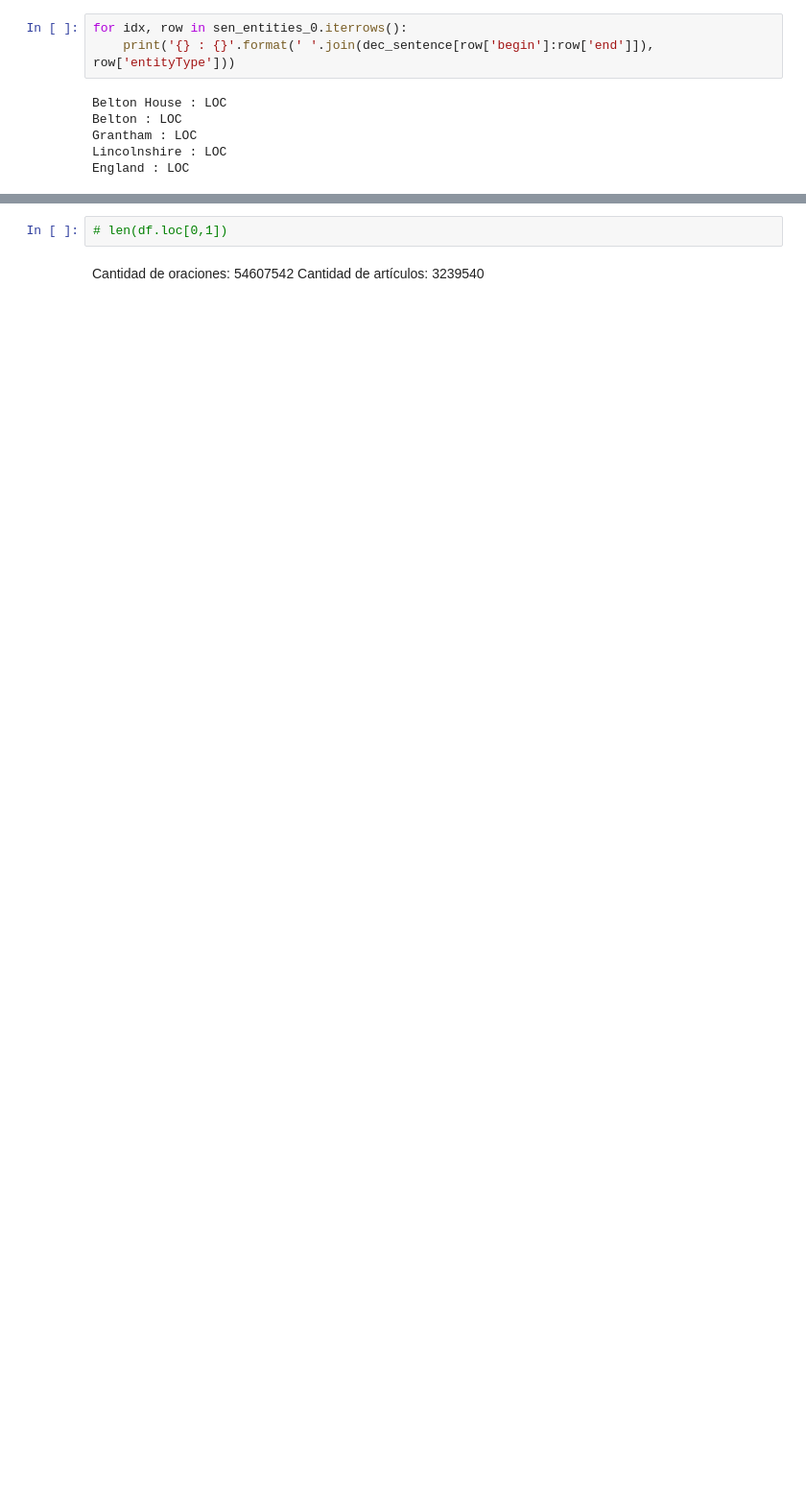
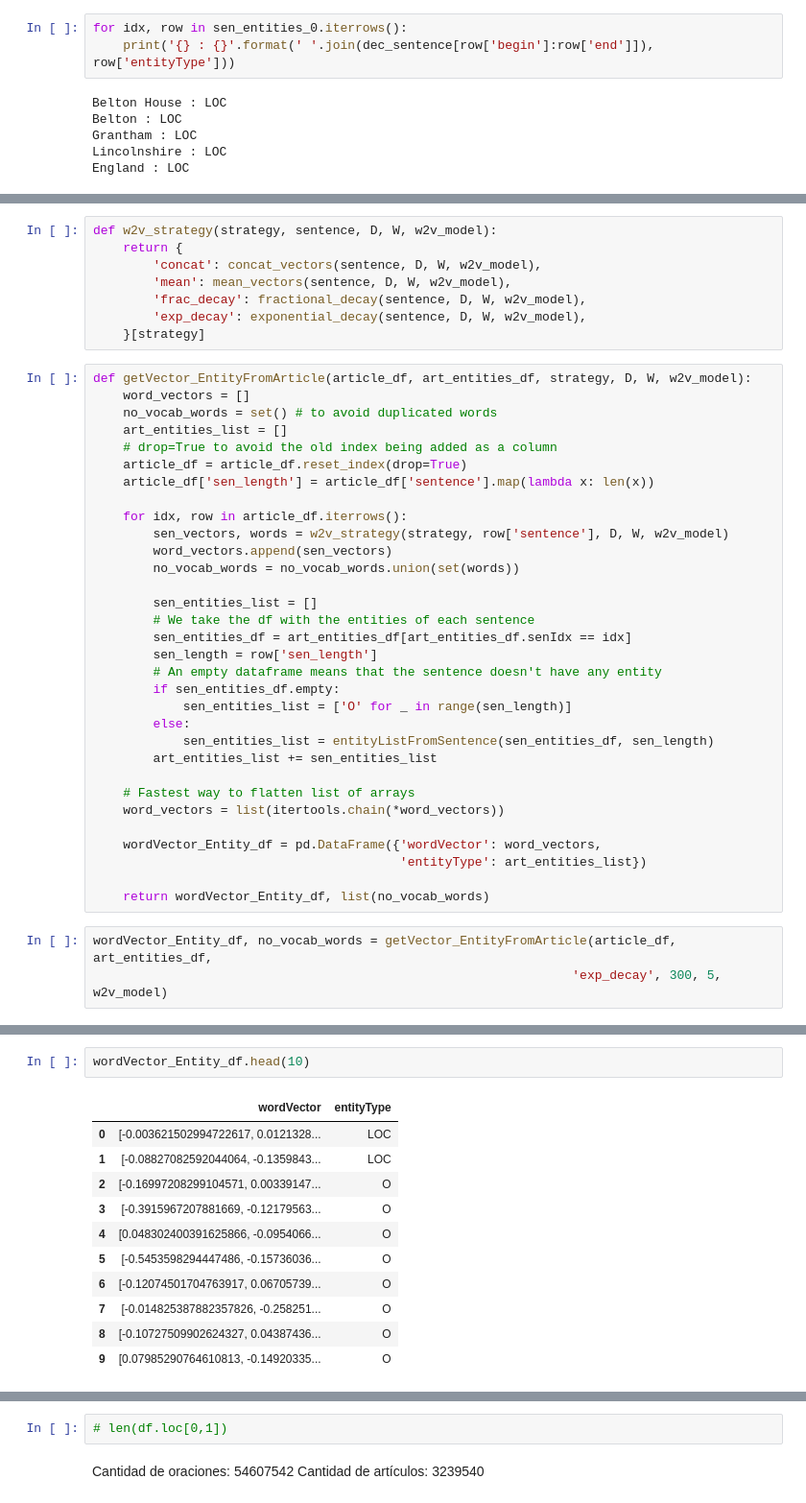
Before and after one commit to emikokic/thesis, a Jupyter notebook: analysis_preprocesing.ipynb, the cells around one changed output, grey strips where cells are left out. Shown: that part at 96% size. Saved outputs shown, nothing was run; the diff lists cells and outputs as text; blank space fills up the shorter version.

```diff
--- a/analysis_preprocesing.ipynb
+++ b/analysis_preprocesing.ipynb
@@ -420 +357,44 @@ True
+# %%
+def w2v_strategy(strategy, sentence, D, W, w2v_model):
+    return {
+        'concat': concat_vectors(sentence, D, W, w2v_model),
+        'mean': mean_vectors(sentence, D, W, w2v_model),
+        'frac_decay': fractional_decay(sentence, D, W, w2v_model),
+        'exp_decay': exponential_decay(sentence, D, W, w2v_model),
+    }[strategy]
+# %%
+def getVector_EntityFromArticle(article_df, art_entities_df, strategy, D, W, w2v_model):
+    word_vectors = []
+    no_vocab_words = set() # to avoid duplicated words
+    art_entities_list = []
+    # drop=True to avoid the old index being added as a column
+    article_df = article_df.reset_index(drop=True)
+    article_df['sen_length'] = article_df['sentence'].map(lambda x: len(x))
+
+    for idx, row in article_df.iterrows():
+        sen_vectors, words = w2v_strategy(strategy, row['sentence'], D, W, w2v_model)
+        word_vectors.append(sen_vectors)
+        no_vocab_words = no_vocab_words.union(set(words))
+
+        sen_entities_list = []
+        # We take the df with the entities of each sentence
+        sen_entities_df = art_entities_df[art_entities_df.senIdx == idx]
+        sen_length = row['sen_length']
+        # An empty dataframe means that the sentence doesn't have any entity
+        if sen_entities_df.empty:
+            sen_entities_list = ['O' for _ in range(sen_length)]
+        else:
+            sen_entities_list = entityListFromSentence(sen_entities_df, sen_length)
+        art_entities_list += sen_entities_list
+
+    # Fastest way to flatten list of arrays
+    word_vectors = list(itertools.chain(*word_vectors))
+
+    wordVector_Entity_df = pd.DataFrame({'wordVector': word_vectors,
+                                         'entityType': art_entities_list})
+
+    return wordVector_Entity_df, list(no_vocab_words)
+# %%
+wordVector_Entity_df, no_vocab_words = getVector_EntityFromArticle(article_df, art_entities_df,
+                                                                'exp_decay', 300, 5, w2v_model)
 # %%
@@ -490,0 +446,14 @@ Frente a estos casos se opta por realizar lo siguiente: si la palabra no está e
+# %%
+wordVector_Entity_df.head(10)
+# %% [output]
+|  | wordVector | entityType |
+| 0 | [-0.003621502994722617, 0.0121328... | LOC |
+| 1 | [-0.08827082592044064, -0.1359843... | LOC |
+| 2 | [-0.16997208299104571, 0.00339147... | O |
+| 3 | [-0.3915967207881669, -0.12179563... | O |
+| 4 | [0.048302400391625866, -0.0954066... | O |
+| 5 | [-0.5453598294447486, -0.15736036... | O |
+| 6 | [-0.12074501704763917, 0.06705739... | O |
+| 7 | [-0.014825387882357826, -0.258251... | O |
+| 8 | [-0.10727509902624327, 0.04387436... | O |
+| 9 | [0.07985290764610813, -0.14920335... | O |
```
Also changed, not shown: parts of 31 cells of this notebook, 1 other file.
